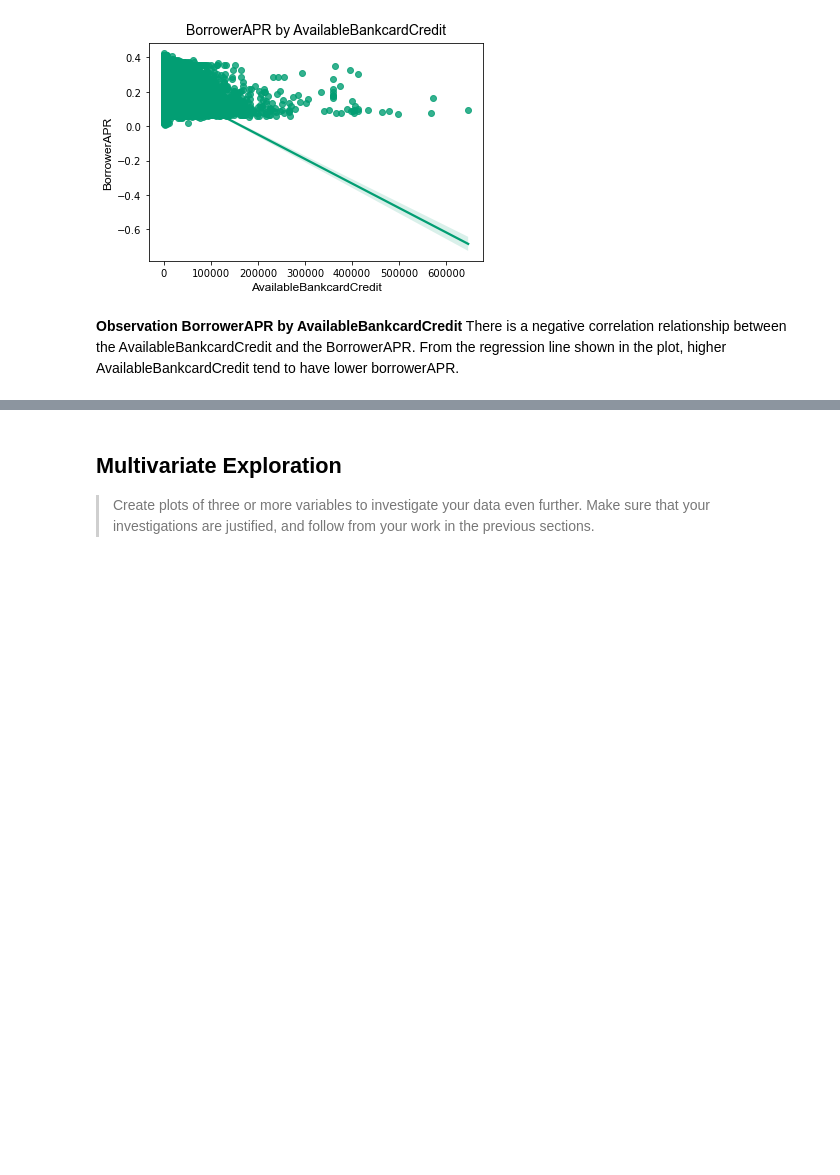
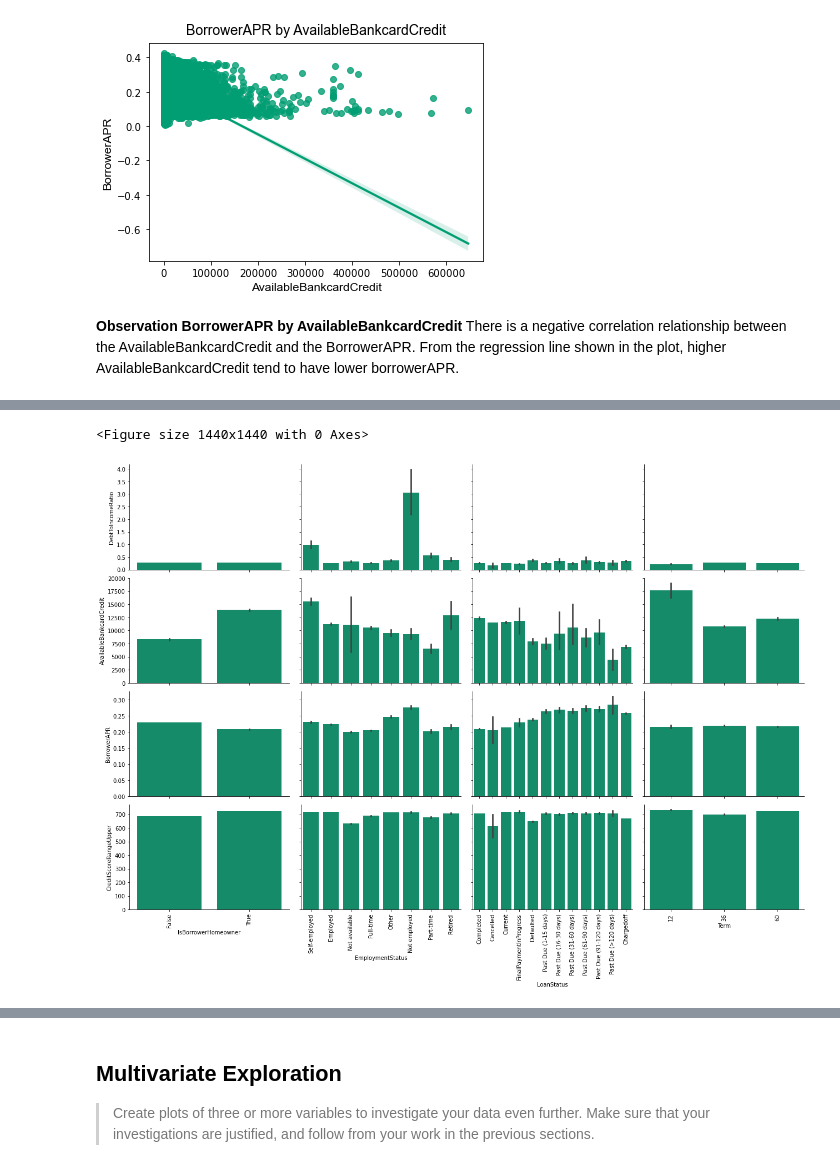
Before and after one commit to spakinrinwa/prosper_loan, a Jupyter notebook: Part_I_Exploration.ipynb, the cells around one changed output, grey strips where cells are left out. Cells and saved outputs as stored; diff of their text form; code cells hidden in the pictures; blank space fills up the shorter version.

```diff
--- a/Part_I_Exploration.ipynb
+++ b/Part_I_Exploration.ipynb
@@ -793,0 +821,18 @@ There is a negative correlation relationship between the AvailableBankcardCredit
+# %%
+# To view the relationship between the numerical columns
+# We find a way to view the numerical data differently
+
+def bargrid(x, y, **kwargs):
+    """ Creating bar plots with seaborn's PairGrid. """
+    sb.barplot(x, y, color = color)
+    plt.xticks(rotation = 90)
+
+plt.figure(figsize = [20, 20])
+g = sb.PairGrid(data = df, y_vars = ['DebtToIncomeRatio', 'AvailableBankcardCredit', "BorrowerAPR", "CreditScoreRangeUpper" ], x_vars = ['IsBorrowerHomeowner','EmploymentStatus', 'LoanStatus', 'Term'],
+                height = 3, aspect = 1.5)
+g.map(bargrid, color = color)
+
+plt.show();
+# %% [output]
+<Figure size 1440x1440 with 0 Axes>
+[figure, added]
```
Also changed, not shown: parts of 31 cells of this notebook, 1 other file.
